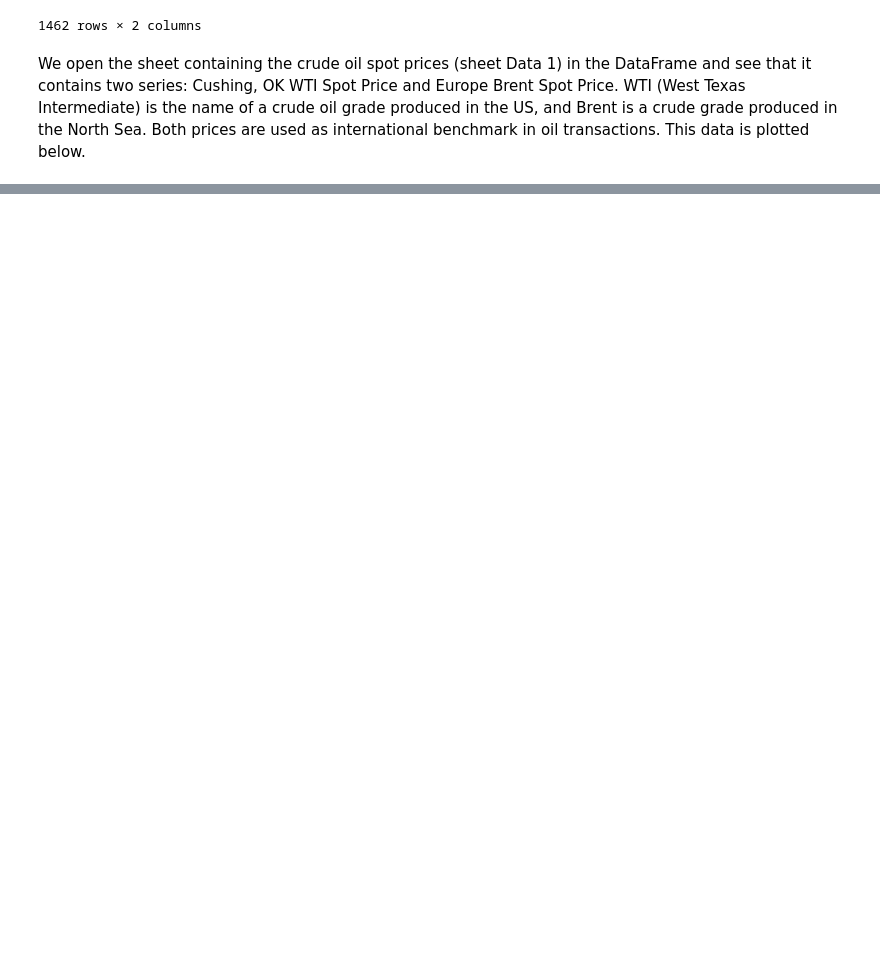
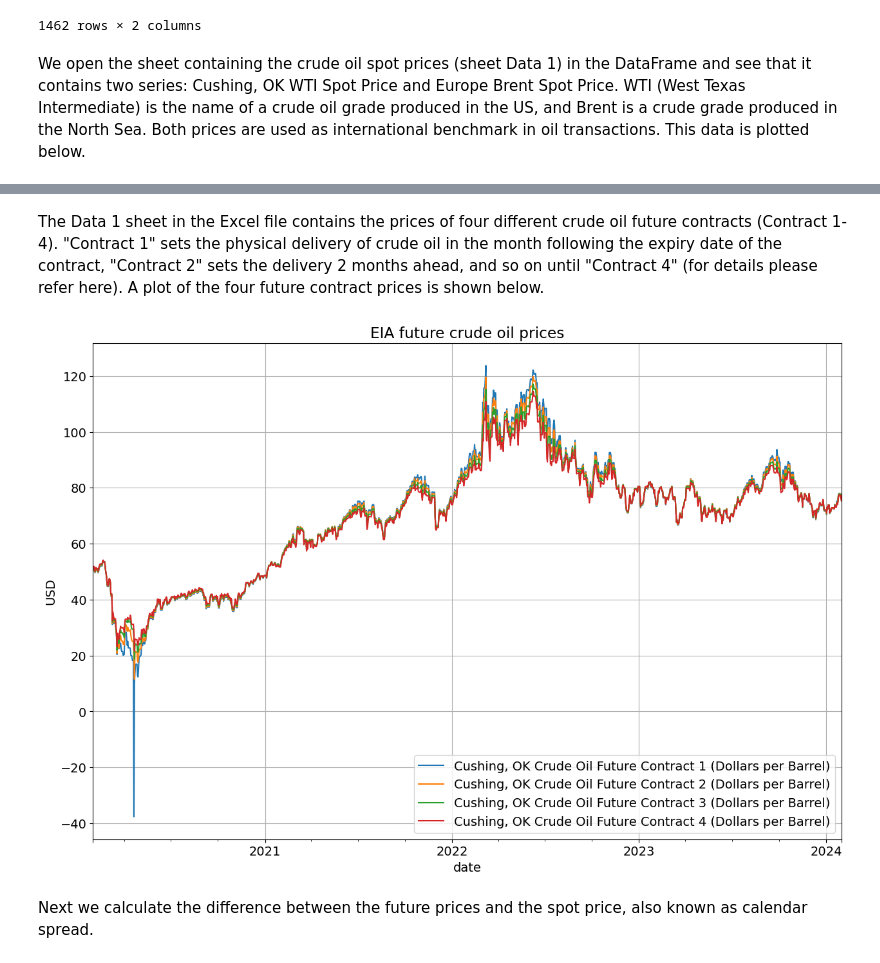
Before and after one commit to S-Dassou/crude_analysis_project, a Jupyter notebook: crude_fs_analysis.ipynb, the cells around one changed output, grey strips where cells are left out. Drawn from its saved outputs; the diff is of its cells as text; code cells hidden in the pictures; blank space fills up the shorter version.

```diff
--- a/crude_fs_analysis.ipynb
+++ b/crude_fs_analysis.ipynb
@@ -123,0 +130,4 @@ We can see that crude prices increased from 2021 to mid 2022, where we saw a sha
+# %%
+future_prices = pd.read_excel('https://www.eia.gov/dnav/pet/xls/PET_PRI_FUT_S1_D.xls', sheet_name='Data 1', skiprows=[0,1])
+future_prices = future_prices.set_index('Date').fillna(method='ffill').reindex(DATE_RANGE, method='ffill')
+future_prices
@@ -123,0 +148,10 @@ We can see that crude prices increased from 2021 to mid 2022, where we saw a sha
+# %% [markdown]
+The Data 1 sheet in the Excel file contains the prices of four different crude oil future contracts (Contract 1-4). "Contract 1" sets the physical delivery of crude oil in the month following the expiry date of the contract, "Contract 2" sets the delivery 2 months ahead, and so on until "Contract 4" (for details please refer here). A plot of the four future contract prices is shown below.
+# %%
+future_prices.plot(title='EIA future crude oil prices', grid=True)
+plt.xlabel('date')
+plt.ylabel('USD');
+# %% [output]
+[figure, added]
+# %% [markdown]
+Next we calculate the difference between the future prices and the spot price, also known as calendar spread.
```
Also changed, not shown: parts of 21 cells of this notebook.
